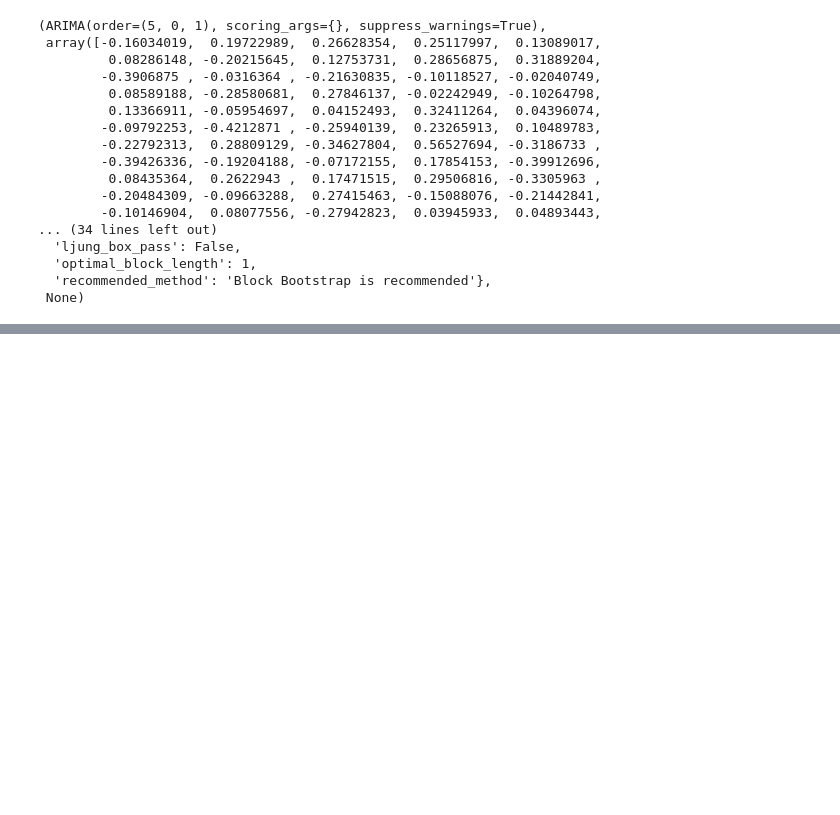
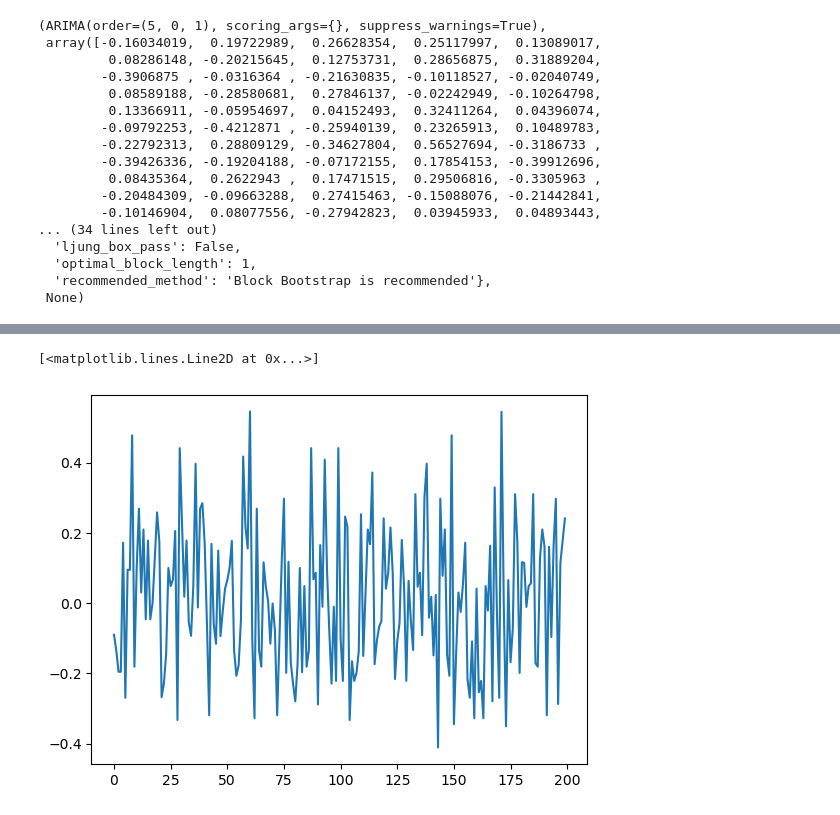
Before and after one commit to kylermurphy/ml_fw, a Jupyter notebook: notebooks/Project_4.ipynb, the cells around one changed output, grey strips where cells are left out. Cells and saved outputs as stored; diff of their text form; code cells hidden in the pictures; blank space fills up the shorter version.

```diff
--- a/notebooks/Project_4.ipynb
+++ b/notebooks/Project_4.ipynb
@@ -245,0 +271,7 @@ I moved the block length selection to the characerize residuals. Let's run every
+# %%
+block_results = sample_block(residuals, 200, 1)
+# %%
+plt.plot(block_results)
+# %% [output]
+[<matplotlib.lines.Line2D at 0x...>]
+[figure, added]
```
Also changed, not shown: parts of 10 cells of this notebook, 2 other files.
